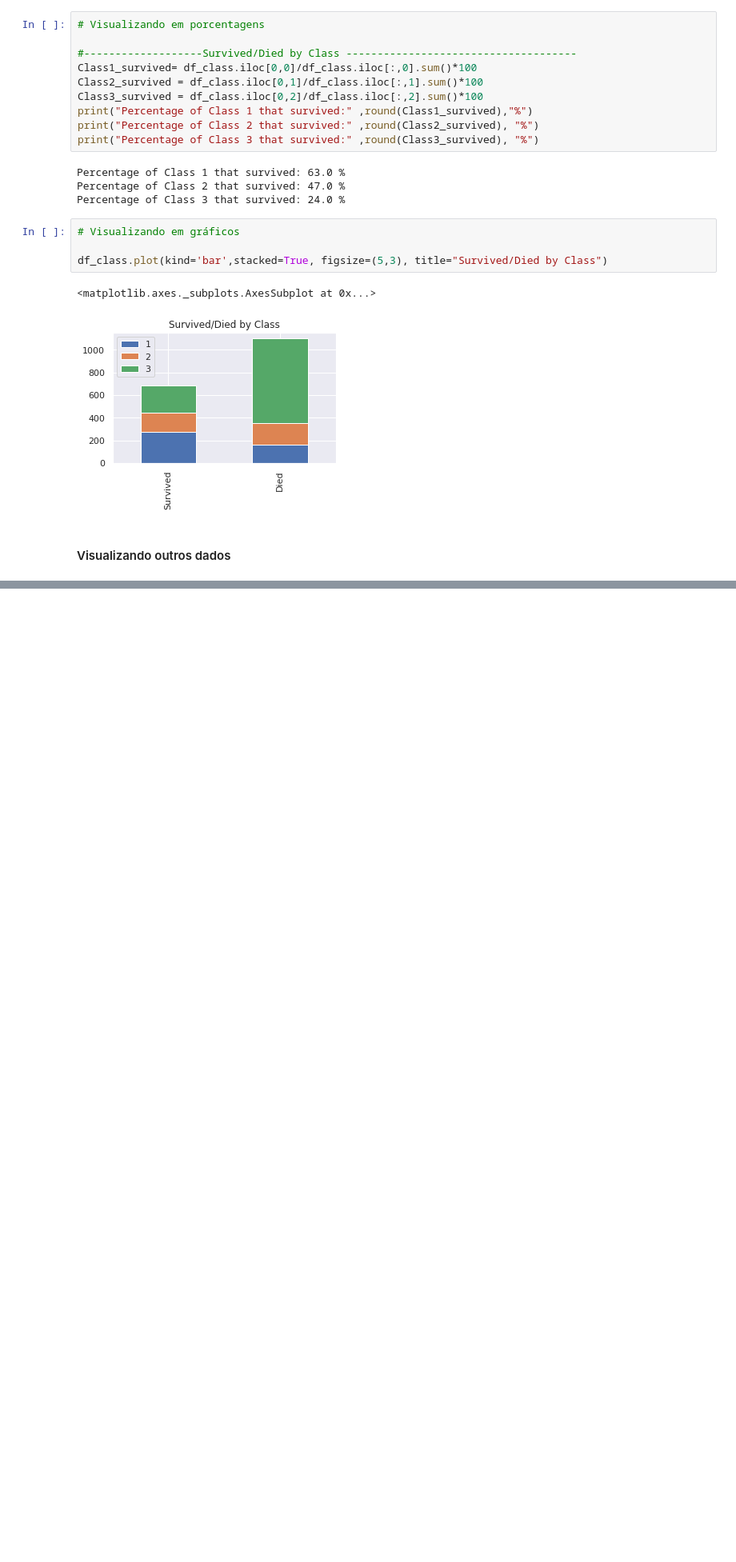
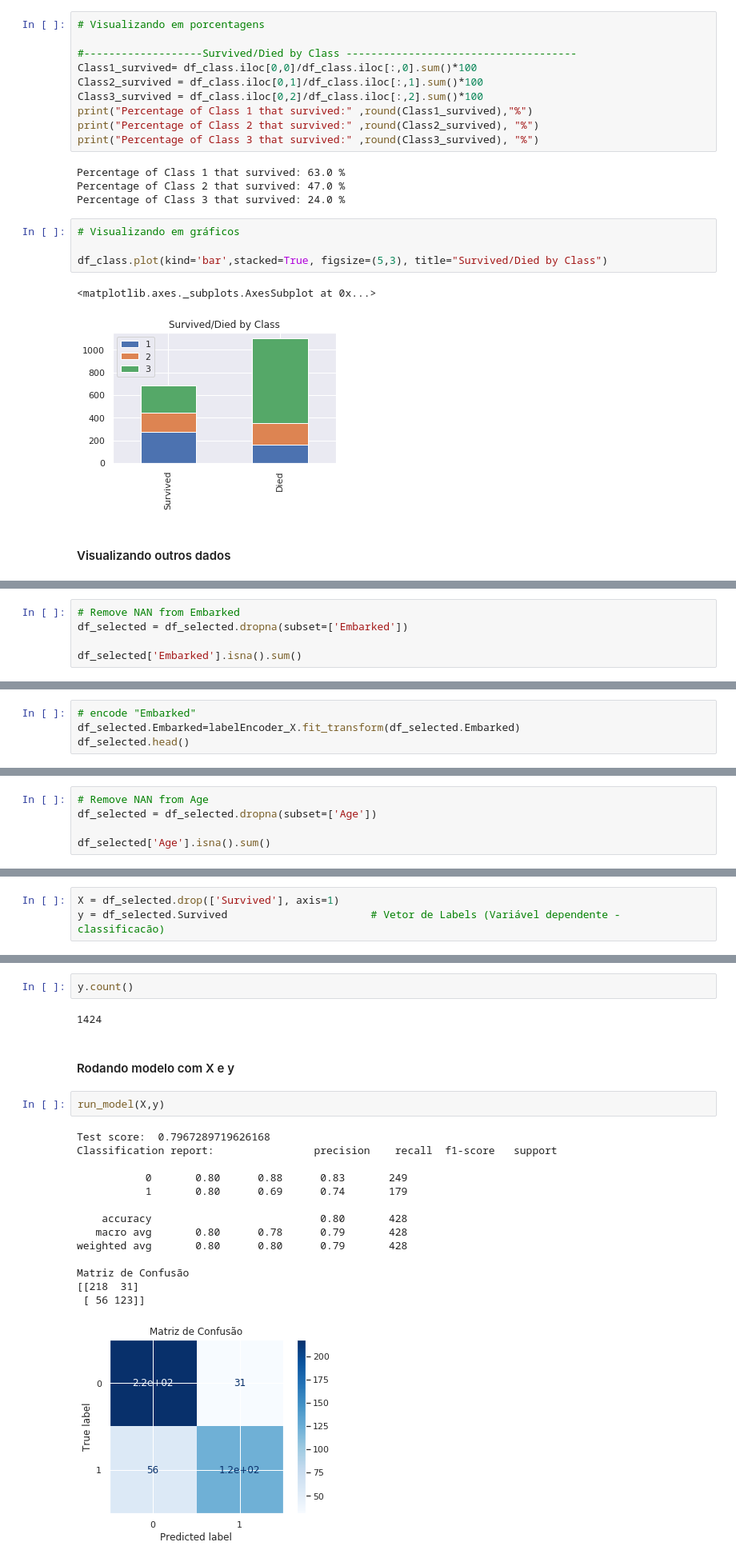
Before and after one commit to lucasmoutinho/titanic-preprocessing-tutorial, a Jupyter notebook: Titanic_Tutorial.ipynb, the cells around one changed output, grey strips where cells are left out. Shown at 80% size. Drawn from its saved outputs; the diff is of its cells as text; blank space fills up the shorter version.

Commit message:
:sparkles: first try model run

```diff
--- a/Titanic_Tutorial.ipynb
+++ b/Titanic_Tutorial.ipynb
@@ -324,0 +376,5 @@ Percentage of Embark Q that survived: 39.0 %
+# %%
+# Remove NAN from Embarked
+df_selected = df_selected.dropna(subset=['Embarked'])
+
+df_selected['Embarked'].isna().sum()
@@ -324,0 +383,4 @@ Percentage of Embark Q that survived: 39.0 %
+# %%
+# encode "Embarked"
+df_selected.Embarked=labelEncoder_X.fit_transform(df_selected.Embarked)
+df_selected.head()
@@ -324,0 +394,5 @@ Percentage of Embark Q that survived: 39.0 %
+# %%
+# Remove NAN from Age
+df_selected = df_selected.dropna(subset=['Age'])
+
+df_selected['Age'].isna().sum()
@@ -324,0 +403,3 @@ Percentage of Embark Q that survived: 39.0 %
+# %%
+X = df_selected.drop(['Survived'], axis=1)
+y = df_selected.Survived                       # Vetor de Labels (Variável dependente - classificacão)
@@ -324,0 +438,23 @@ Percentage of Embark Q that survived: 39.0 %
+# %%
+y.count()
+# %% [output]
+1424
+# %% [markdown]
+#### Rodando modelo com X e y
+# %%
+run_model(X,y)
+# %% [output]
+Test score:  0.7967289719626168
+Classification report:                precision    recall  f1-score   support
+
+           0       0.80      0.88      0.83       249
+           1       0.80      0.69      0.74       179
+
+    accuracy                           0.80       428
+   macro avg       0.80      0.78      0.79       428
+weighted avg       0.80      0.80      0.79       428
+
+Matriz de Confusão
+[[218  31]
+ [ 56 123]]
+[figure, added]
```
Also changed, not shown: parts of 17 cells of this notebook.
